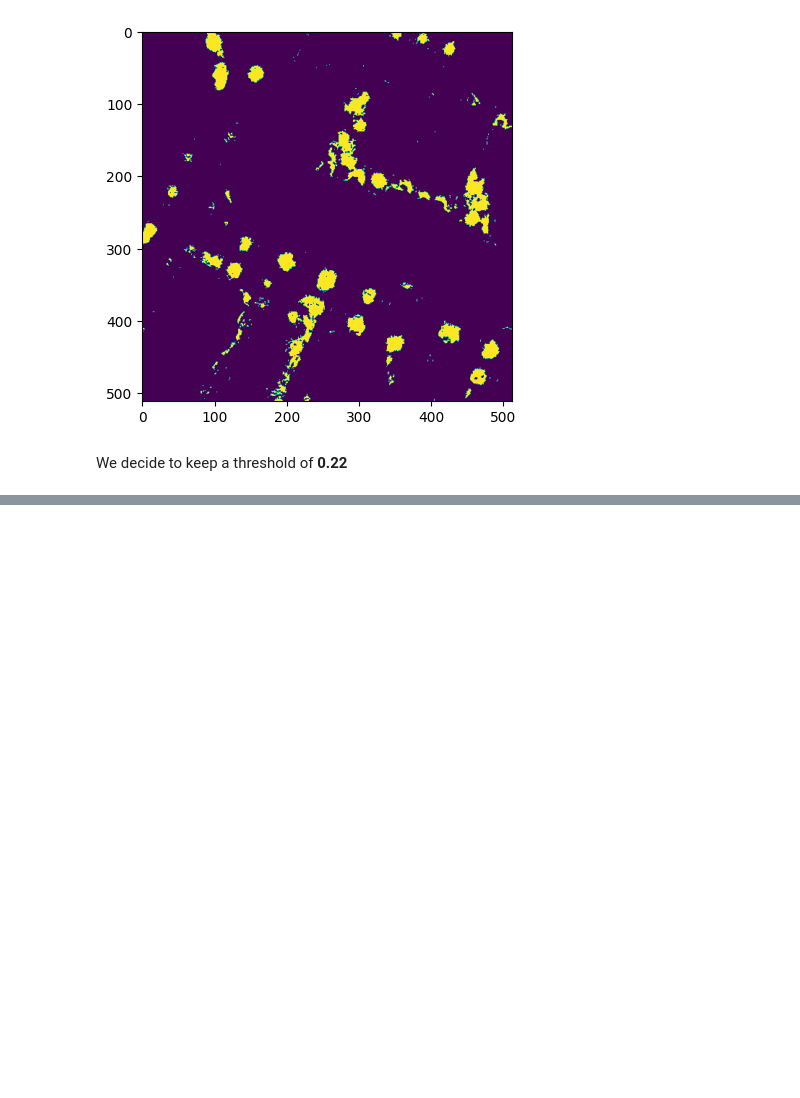
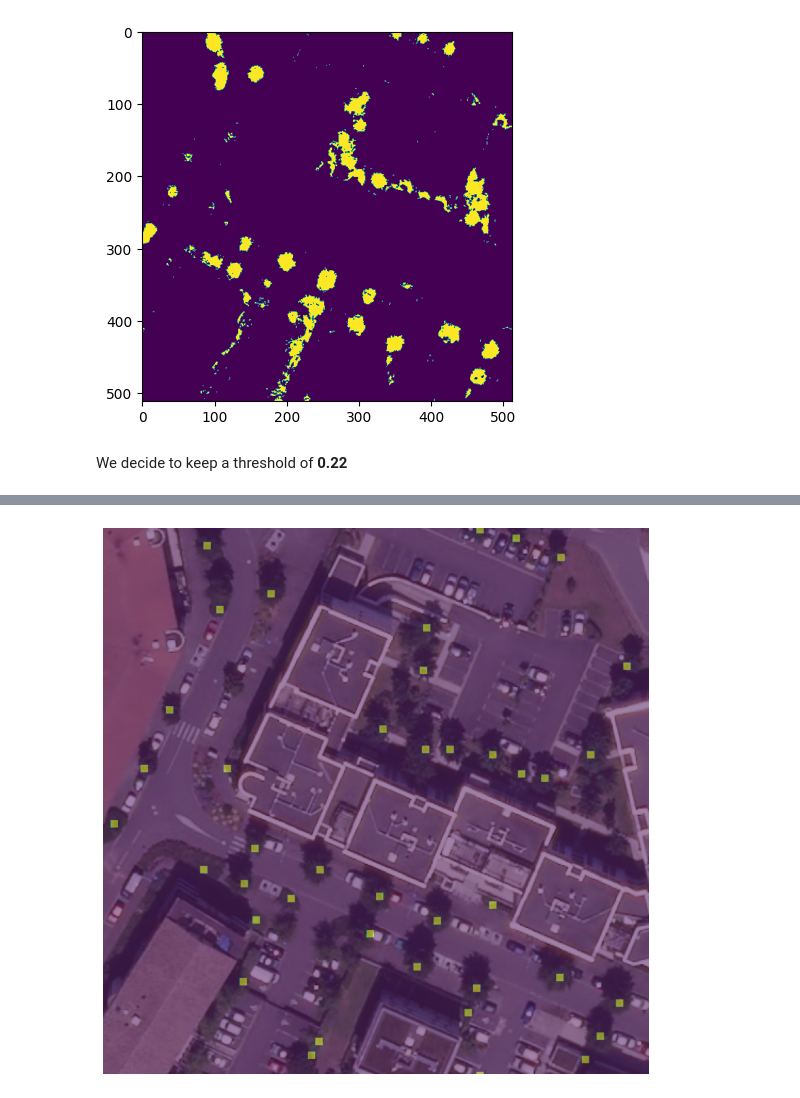
Before and after one commit to theo240801/inf573vegetalisation, a Jupyter notebook: compter/ndvi.ipynb, the cells around one changed output, grey strips where cells are left out. Drawn from its saved outputs; the diff is of its cells as text; code cells hidden in the pictures; blank space fills up the shorter version.

```diff
--- a/compter/ndvi.ipynb
+++ b/compter/ndvi.ipynb
@@ -310,0 +95,4 @@ plt.show()
+# %%
+display_result(image, highlight_max_ndvi_component)
+# %% [output]
+[figure, added]
```
Also changed, not shown: parts of 10 cells of this notebook, 2 other files.
